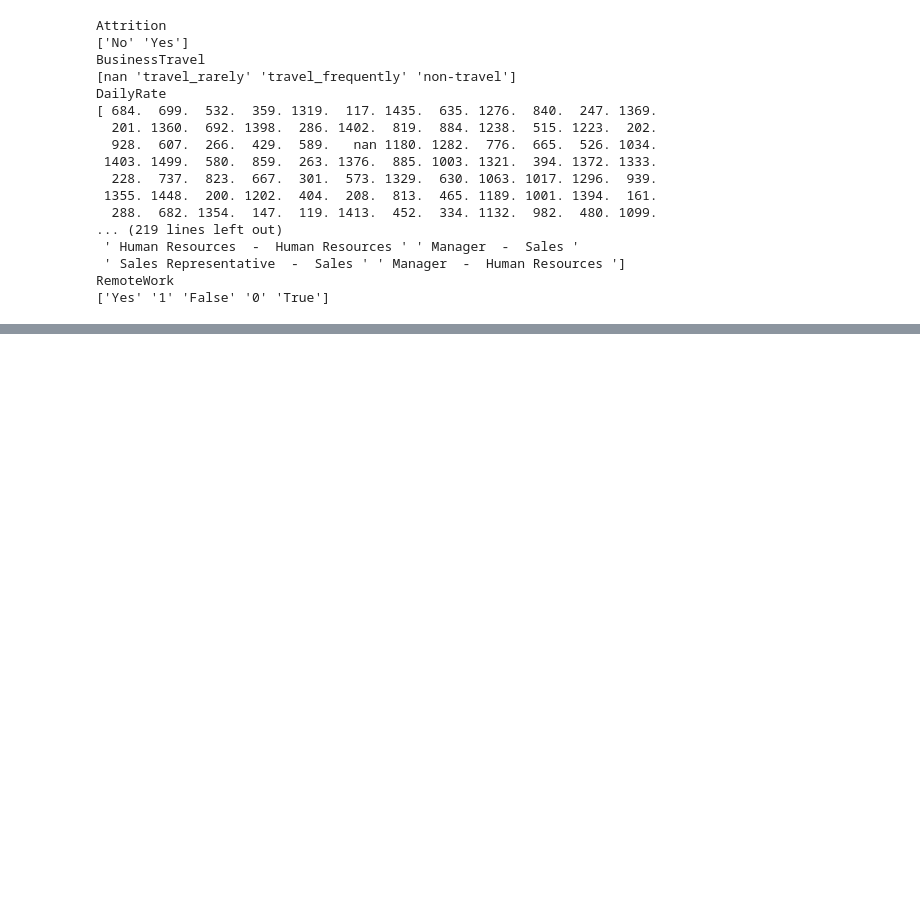
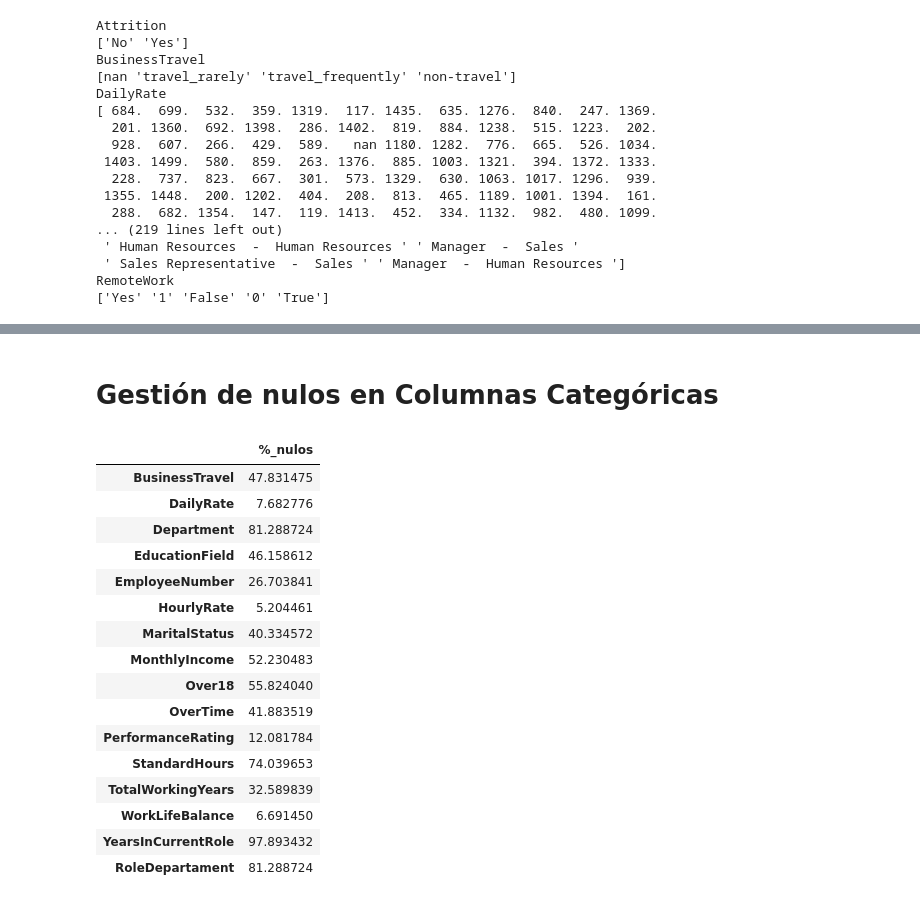
Before and after one commit to TaniaGraff/project-da-promo-angela-modulo-3-team-3, a Jupyter notebook: EDA_Reyes.ipynb, the cells around one changed output, grey strips where cells are left out. Cells and saved outputs as stored; diff of their text form; code cells hidden in the pictures; blank space fills up the shorter version.

```diff
--- a/EDA_Reyes.ipynb
+++ b/EDA_Reyes.ipynb
@@ -1,10 +1,23 @@
 # %%
-#Importamos la librería pandas que necesitamos para la lectura, conversión y limpieza de los datos.
+# importamos las librerías que necesitamos
+
+# Tratamiento de datos
 import pandas as pd
 import numpy as np
 
+# Imputación de nulos usando métodos avanzados estadísticos
+from sklearn.impute import SimpleImputer
+from sklearn.experimental import enable_iterative_imputer
+from sklearn.impute import IterativeImputer
+from sklearn.impute import KNNImputer
+
+# Librerías de visualización
+import seaborn as sns
+import matplotlib.pyplot as plt
+
+# Configuración
 pd.set_option('display.max_columns', None) # para poder visualizar todas las columnas de los DataFrames
-pd.set_option('display.max_rows', None) # para poder visualizar todas las filas de los DataFrames
+# pd.set_option('display.max_rows', None) # para poder visualizar todas las filas de los DataFrames
 # %%
 #Abrimos el csv y lo convertimos a un DataFrame.
 df_HR = pd.read_csv('df_HR_limpio.csv', index_col= 0)
@@ -90,0 +119,30 @@ Name: EmployeeNumber, dtype: int64
+# %% [markdown]
+# Gestión de nulos en Columnas Categóricas
+# %%
+# Calculamos el porcentaje de nulos que tenemos para cada columna categórica
+porc_nulos = (df_HR.isnull().sum() / df_HR.shape[0]) * 100
+porc_nulos
+# %%
+# Lo convertimos a DataFrame
+df_nulos = pd.DataFrame(porc_nulos, columns = ["%_nulos"])
+
+# Filtramos el DataFrame para quedarnos solo con aquellas columnas que tengan nulos
+df_nulos[df_nulos["%_nulos"] > 0]
+# %% [output]
+|  | %_nulos |
+| BusinessTravel | 47.831475 |
+| DailyRate | 7.682776 |
+| Department | 81.288724 |
+| EducationField | 46.158612 |
+| EmployeeNumber | 26.703841 |
+| HourlyRate | 5.204461 |
+| MaritalStatus | 40.334572 |
+| MonthlyIncome | 52.230483 |
+| Over18 | 55.824040 |
+| OverTime | 41.883519 |
+| PerformanceRating | 12.081784 |
+| StandardHours | 74.039653 |
+| TotalWorkingYears | 32.589839 |
+| WorkLifeBalance | 6.691450 |
+| YearsInCurrentRole | 97.893432 |
+| RoleDepartament | 81.288724 |
```
Also changed, not shown: parts of 14 cells of this notebook.
